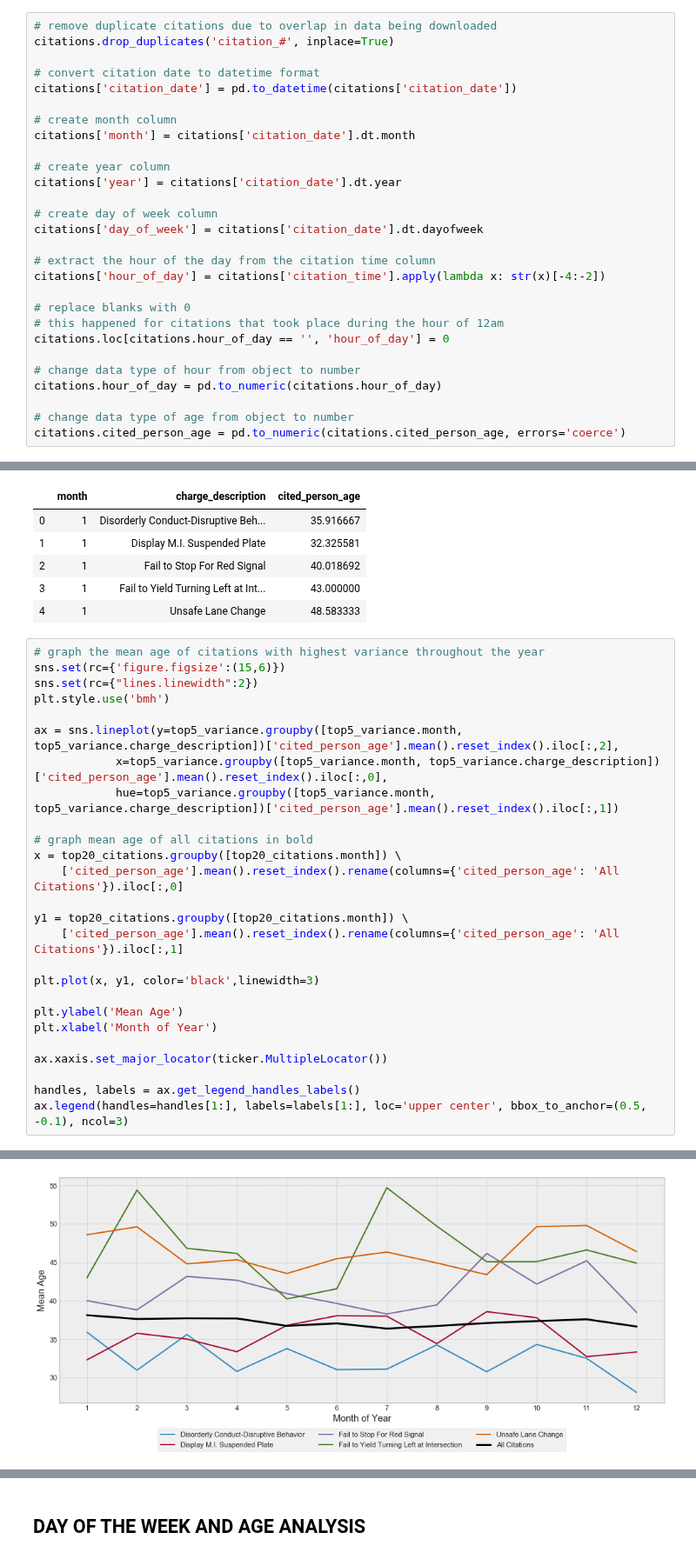
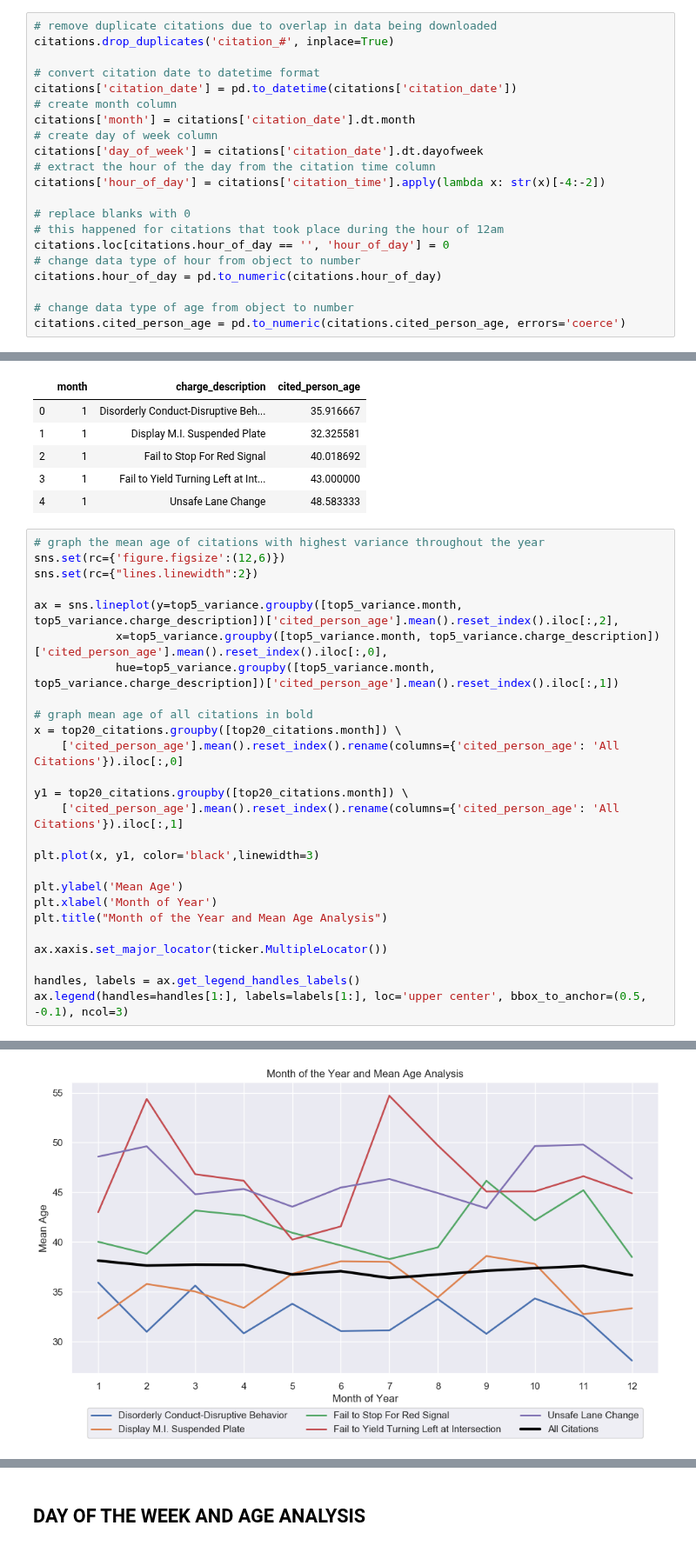
Before and after one commit to mrkjhsn/Thinkful-Exercises, a Jupyter notebook: capstone_1/Influence of Seasonal Visitors on City of Scottsdale Citations.ipynb, the cells around one changed output, grey strips where cells are left out. Shown at 87% size. Cells and saved outputs as stored; diff of their text form.

```diff
--- a/capstone_1/Influence of Seasonal Visitors on City of Scottsdale Citations.ipynb
+++ b/capstone_1/Influence of Seasonal Visitors on City of Scottsdale Citations.ipynb
@@ -69,23 +55,16 @@ citations.drop_duplicates('citation_#', inplace=True)
 
 # convert citation date to datetime format
 citations['citation_date'] = pd.to_datetime(citations['citation_date'])
-
 # create month column
 citations['month'] = citations['citation_date'].dt.month
-
-# create year column
-citations['year'] = citations['citation_date'].dt.year
-
 # create day of week column
 citations['day_of_week'] = citations['citation_date'].dt.dayofweek
-
 # extract the hour of the day from the citation time column
 citations['hour_of_day'] = citations['citation_time'].apply(lambda x: str(x)[-4:-2])
 
 # replace blanks with 0
 # this happened for citations that took place during the hour of 12am
 citations.loc[citations.hour_of_day == '', 'hour_of_day'] = 0
-
 # change data type of hour from object to number
 citations.hour_of_day = pd.to_numeric(citations.hour_of_day)
 
@@ -391,30 +218,30 @@ top5_variance.groupby([top5_variance.month, top5_variance.charge_description])['
 | 4 | 1 | Unsafe Lane Change | 48.583333 |
 # %%
 # graph the mean age of citations with highest variance throughout the year
-sns.set(rc={'figure.figsize':(15,6)})
+sns.set(rc={'figure.figsize':(12,6)})
 sns.set(rc={"lines.linewidth":2})
-plt.style.use('bmh')
 
 ax = sns.lineplot(y=top5_variance.groupby([top5_variance.month, top5_variance.charge_description])['cited_person_age'].mean().reset_index().iloc[:,2],
             x=top5_variance.groupby([top5_variance.month, top5_variance.charge_description])['cited_person_age'].mean().reset_index().iloc[:,0],
             hue=top5_variance.groupby([top5_variance.month, top5_variance.charge_description])['cited_person_age'].mean().reset_index().iloc[:,1])
 
 # graph mean age of all citations in bold
 x = top20_citations.groupby([top20_citations.month]) \
     ['cited_person_age'].mean().reset_index().rename(columns={'cited_person_age': 'All Citations'}).iloc[:,0]
 
 y1 = top20_citations.groupby([top20_citations.month]) \
     ['cited_person_age'].mean().reset_index().rename(columns={'cited_person_age': 'All Citations'}).iloc[:,1]
 
 plt.plot(x, y1, color='black',linewidth=3)
 
 plt.ylabel('Mean Age')
 plt.xlabel('Month of Year')
+plt.title("Month of the Year and Mean Age Analysis")
 
 ax.xaxis.set_major_locator(ticker.MultipleLocator())
 
 handles, labels = ax.get_legend_handles_labels()
 ax.legend(handles=handles[1:], labels=labels[1:], loc='upper center', bbox_to_anchor=(0.5, -0.1), ncol=3)
 # %% [output]
 <matplotlib.legend.Legend at 0x...>
-[figure, old version]
+[figure, new version]
```
Also changed, not shown: parts of 108 cells of this notebook.
